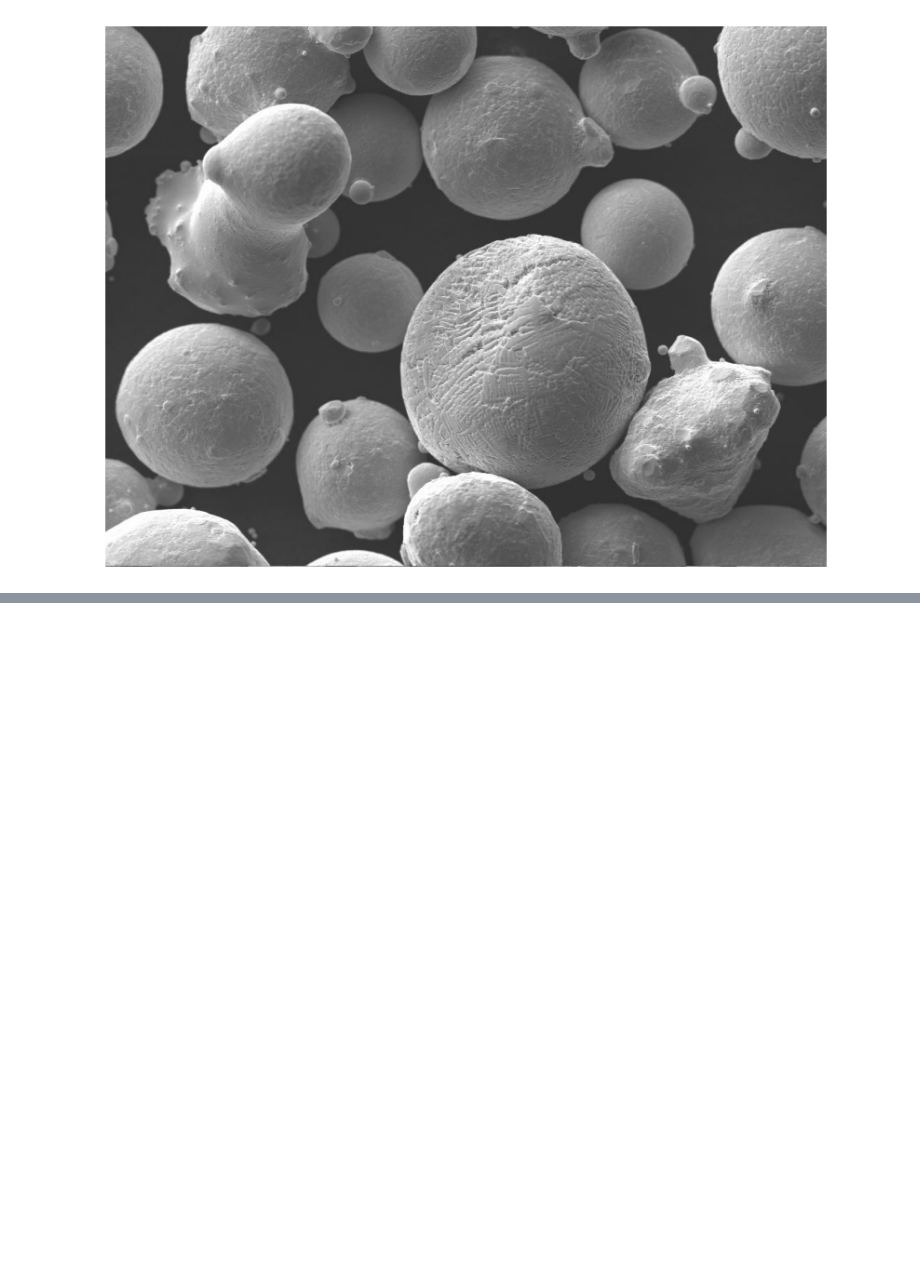
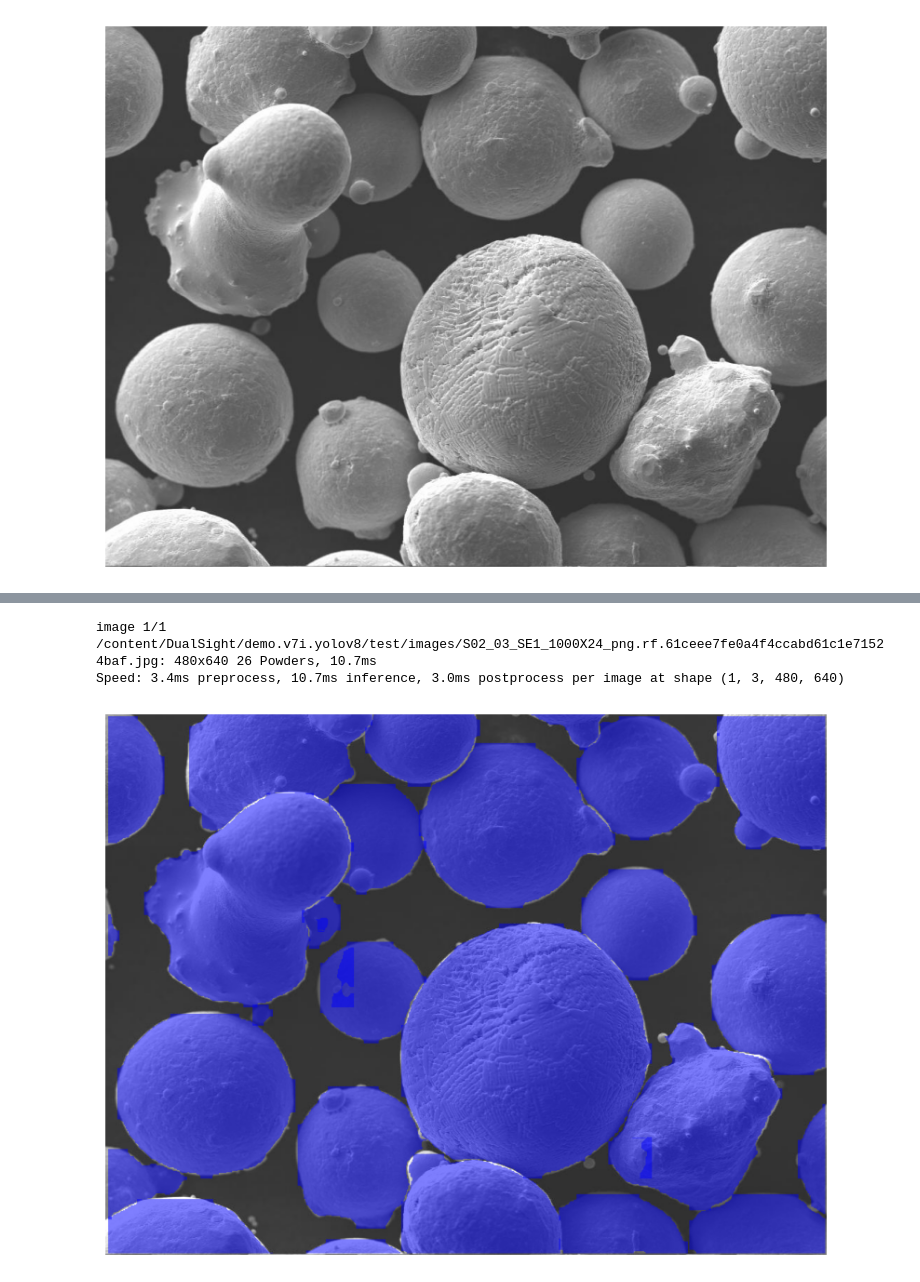
Before and after one commit to sprice134/DualSight, a Jupyter notebook: demo.ipynb, the cells around one changed output, grey strips where cells are left out. Saved outputs shown, nothing was run; the diff lists cells and outputs as text; code cells hidden in the pictures; blank space fills up the shorter version.

```diff
--- a/demo.ipynb
+++ b/demo.ipynb
@@ -299,3 +272,29 @@ train_yolo(
     model_size="n",  # or choose s, m, l, x, xl
     output_dir='models/'
 )
+# %%
+model = YOLO("models/yolov8n-seg-train2/weights/best.pt")
+
+sample_image = Image.open(image_path).convert('RGBA')
+results = model.predict(source=image_path, conf=0.5)
+
+for i in results[0]:
+    polygon_points = i.masks.xy[0]
+    if len(polygon_points) != 0:
+        flat_polygon_points = [coord for pair in polygon_points for coord in pair]
+        mask_img = Image.new('L', sample_image.size, 0)
+        mask_draw = ImageDraw.Draw(mask_img)
+        mask_draw.polygon(flat_polygon_points, outline=1, fill=255)
+        mask_rgba = Image.new('RGBA', mask_img.size)
+        red_mask = Image.new('RGBA', mask_img.size, (0, 0, 255, 128))
+        mask_rgba.paste(red_mask, (0, 0), mask_img)
+        sample_image = Image.alpha_composite(sample_image, mask_rgba)
+
+plt.figure(figsize=(10, 10))
+plt.imshow(sample_image)
+plt.axis("off")
+plt.show()
+# %% [output]
+image 1/1 /content/DualSight/demo.v7i.yolov8/test/images/S02_03_SE1_1000X24_png.rf.61ceee7fe0a4f4ccabd61c1e71524baf.jpg: 480x640 26 Powders, 10.7ms
+Speed: 3.4ms preprocess, 10.7ms inference, 3.0ms postprocess per image at shape (1, 3, 480, 640)
+[figure, added]
```
Also changed, not shown: parts of 5 cells of this notebook.
